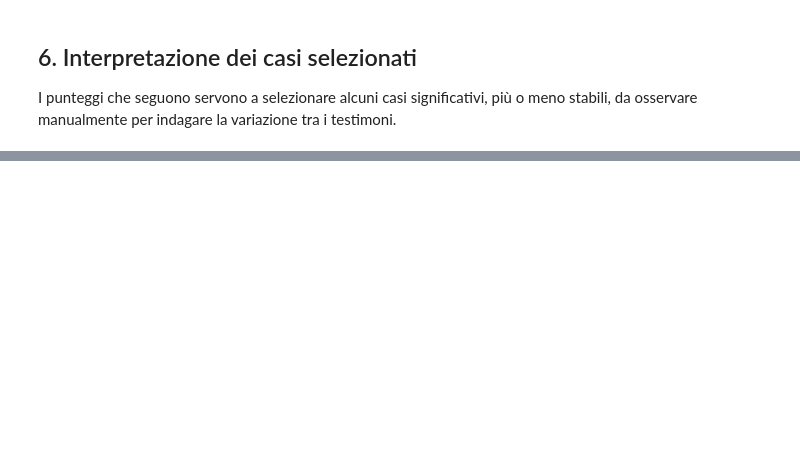
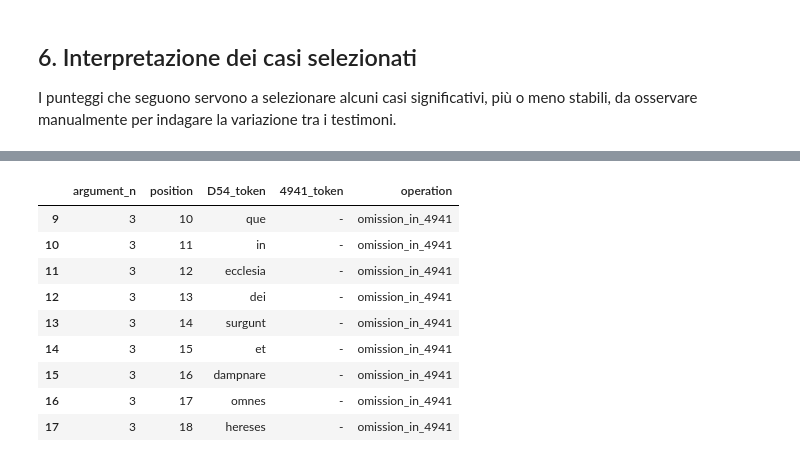
Before and after one commit to 892661/Computational-Philology-Project, a Jupyter notebook: notebooks/textual_variation_workflow.ipynb, the cells around one changed output, grey strips where cells are left out. Cells and saved outputs as stored; diff of their text form; code cells hidden in the pictures; blank space fills up the shorter version.

```diff
--- a/notebooks/textual_variation_workflow.ipynb
+++ b/notebooks/textual_variation_workflow.ipynb
@@ -392,0 +659,17 @@ files.download("comparison_by_segment.csv")
+# %%
+df_argument3_differences = df_argument3_alignment[
+    df_argument3_alignment["operation"] != "match"
+]
+
+df_argument3_differences
+# %% [output]
+|  | argument_n | position | D54_token | 4941_token | operation |
+| 9 | 3 | 10 | que | - | omission_in_4941 |
+| 10 | 3 | 11 | in | - | omission_in_4941 |
+| 11 | 3 | 12 | ecclesia | - | omission_in_4941 |
+| 12 | 3 | 13 | dei | - | omission_in_4941 |
+| 13 | 3 | 14 | surgunt | - | omission_in_4941 |
+| 14 | 3 | 15 | et | - | omission_in_4941 |
+| 15 | 3 | 16 | dampnare | - | omission_in_4941 |
+| 16 | 3 | 17 | omnes | - | omission_in_4941 |
+| 17 | 3 | 18 | hereses | - | omission_in_4941 |
```
Also changed, not shown: parts of 22 cells of this notebook.
